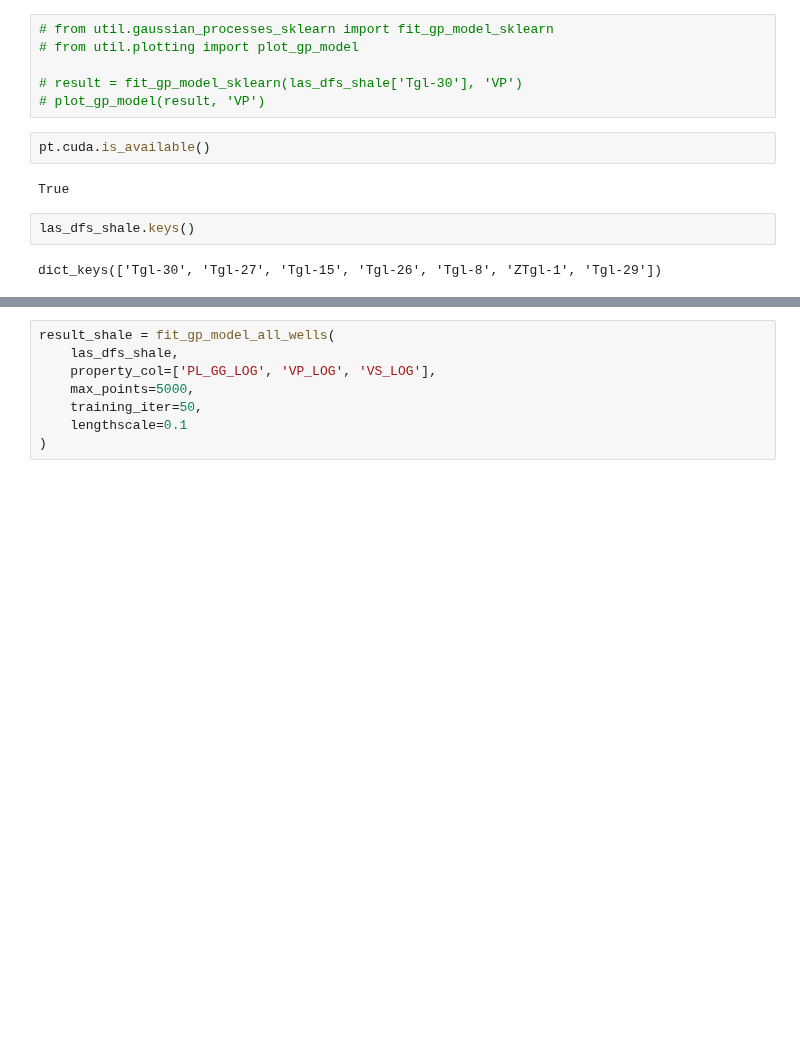
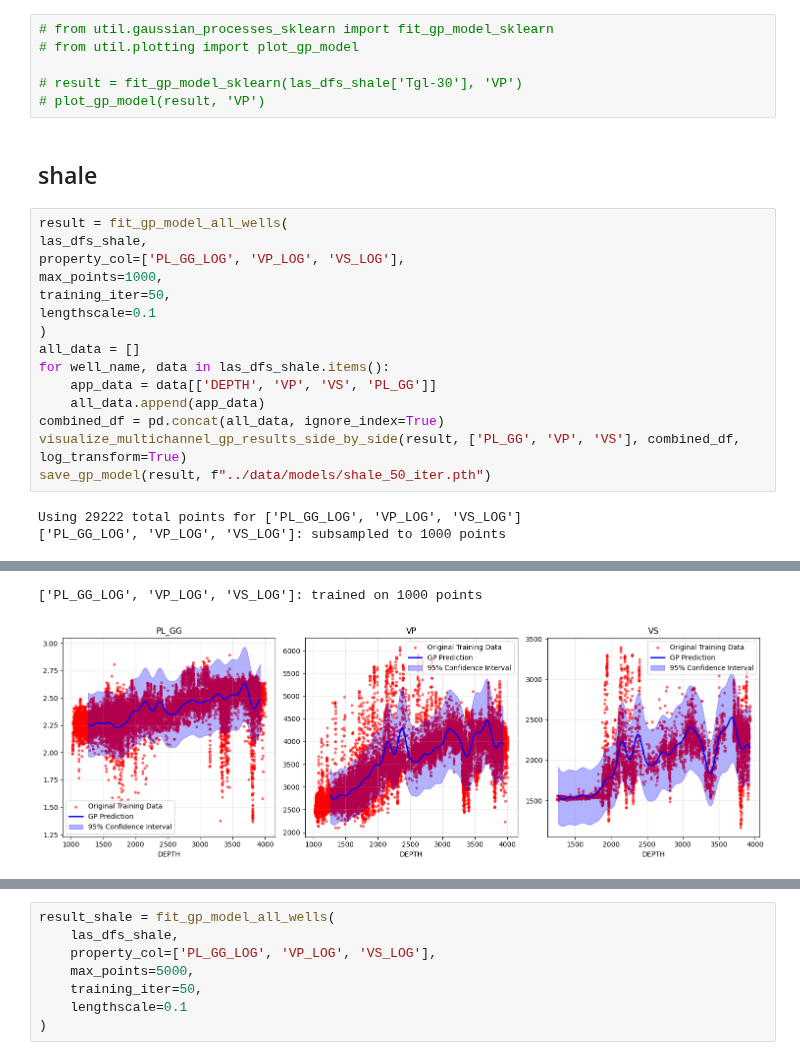
Before and after one commit to spaceswimmer/nnseismic, a Jupyter notebook: src/get-rockphysics-tagilsk.ipynb, the cells around one changed output, grey strips where cells are left out. Cells and saved outputs as stored; diff of their text form; blank space fills up the shorter version.

```diff
--- a/src/get-rockphysics-tagilsk.ipynb
+++ b/src/get-rockphysics-tagilsk.ipynb
@@ -120,11 +120,23 @@ Tgl-29: shale=15536, brine=12102, oil=1081, gas=194
 
 # result = fit_gp_model_sklearn(las_dfs_shale['Tgl-30'], 'VP')
 # plot_gp_model(result, 'VP')
-# %%
-pt.cuda.is_available()
-# %% [output]
-True
-# %%
-las_dfs_shale.keys()
-# %% [output]
-dict_keys(['Tgl-30', 'Tgl-27', 'Tgl-15', 'Tgl-26', 'Tgl-8', 'ZTgl-1', 'Tgl-29'])
+# %% [markdown]
+## shale
+# %%
+result = fit_gp_model_all_wells(
+las_dfs_shale,
+property_col=['PL_GG_LOG', 'VP_LOG', 'VS_LOG'],
+max_points=1000,
+training_iter=50,
+lengthscale=0.1
+)
+all_data = []
+for well_name, data in las_dfs_shale.items():
+    app_data = data[['DEPTH', 'VP', 'VS', 'PL_GG']]
+    all_data.append(app_data)
+combined_df = pd.concat(all_data, ignore_index=True)
+visualize_multichannel_gp_results_side_by_side(result, ['PL_GG', 'VP', 'VS'], combined_df, log_transform=True)
+save_gp_model(result, f"../data/models/shale_50_iter.pth")
+# %% [output]
+Using 29222 total points for ['PL_GG_LOG', 'VP_LOG', 'VS_LOG']
+['PL_GG_LOG', 'VP_LOG', 'VS_LOG']: subsampled to 1000 points
@@ -130,0 +146,2 @@ dict_keys(['Tgl-30', 'Tgl-27', 'Tgl-15', 'Tgl-26', 'Tgl-8', 'ZTgl-1', 'Tgl-29'])
+['PL_GG_LOG', 'VP_LOG', 'VS_LOG']: trained on 1000 points
+[figure, added]
```
Also changed, not shown: parts of 23 cells of this notebook, 9 other files.
